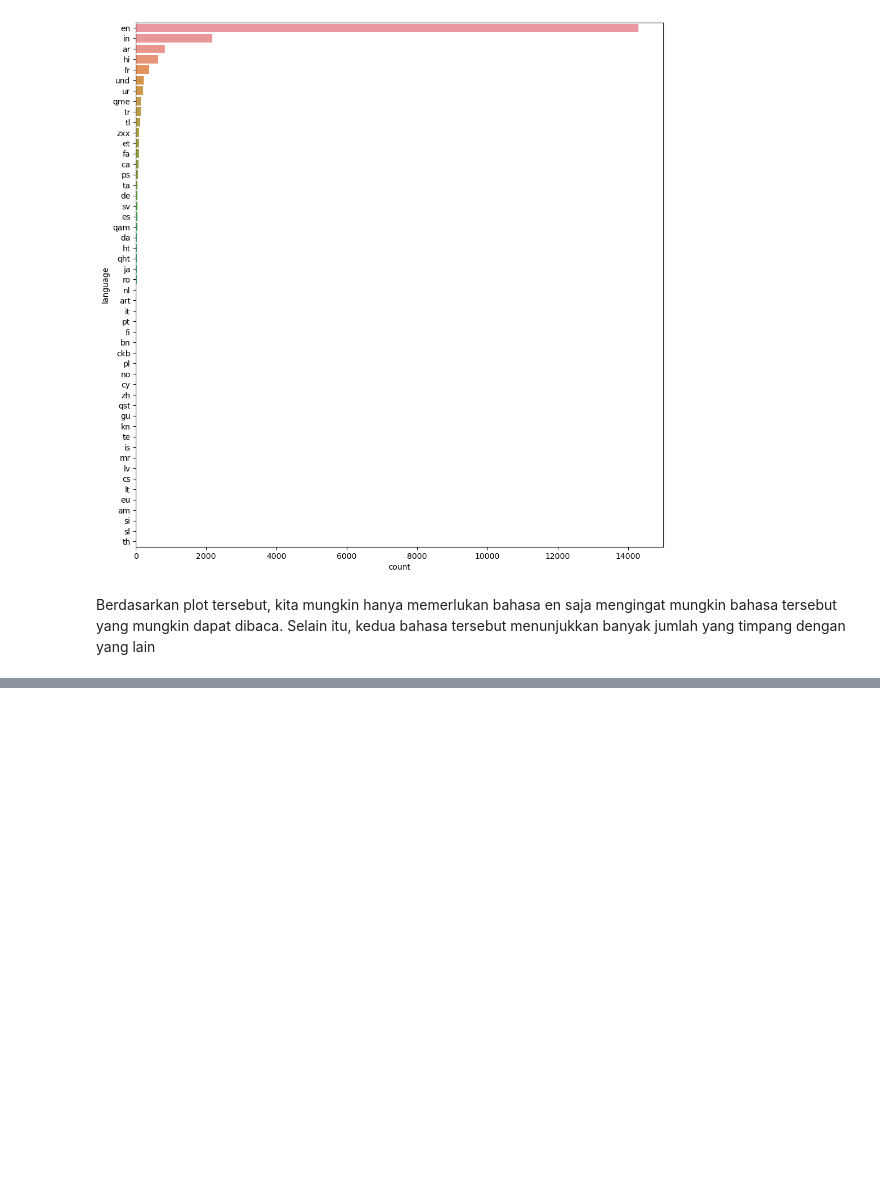
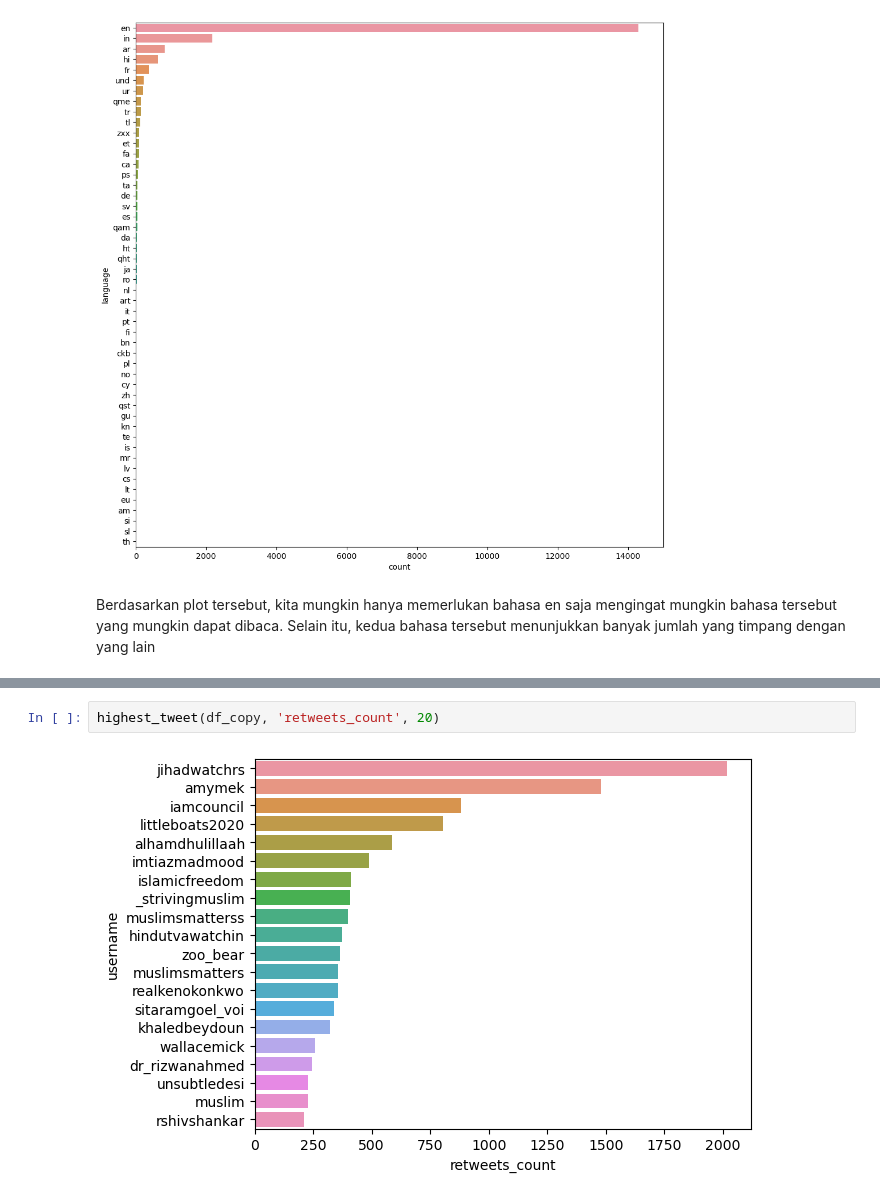
Before and after one commit to rarmnsyah/DATASCIENCE, a Jupyter notebook: MEGA-PROJECT/main.ipynb, the cells around one changed output, grey strips where cells are left out. Drawn from its saved outputs; the diff is of its cells as text; blank space fills up the shorter version.

```diff
--- a/MEGA-PROJECT/main.ipynb
+++ b/MEGA-PROJECT/main.ipynb
@@ -101,0 +130,4 @@ df_copy = df.copy()
+# %%
+highest_tweet(df_copy, 'retweets_count', 20)
+# %% [output]
+[figure, added]
```
Also changed, not shown: parts of 19 cells of this notebook, 3 other files.
